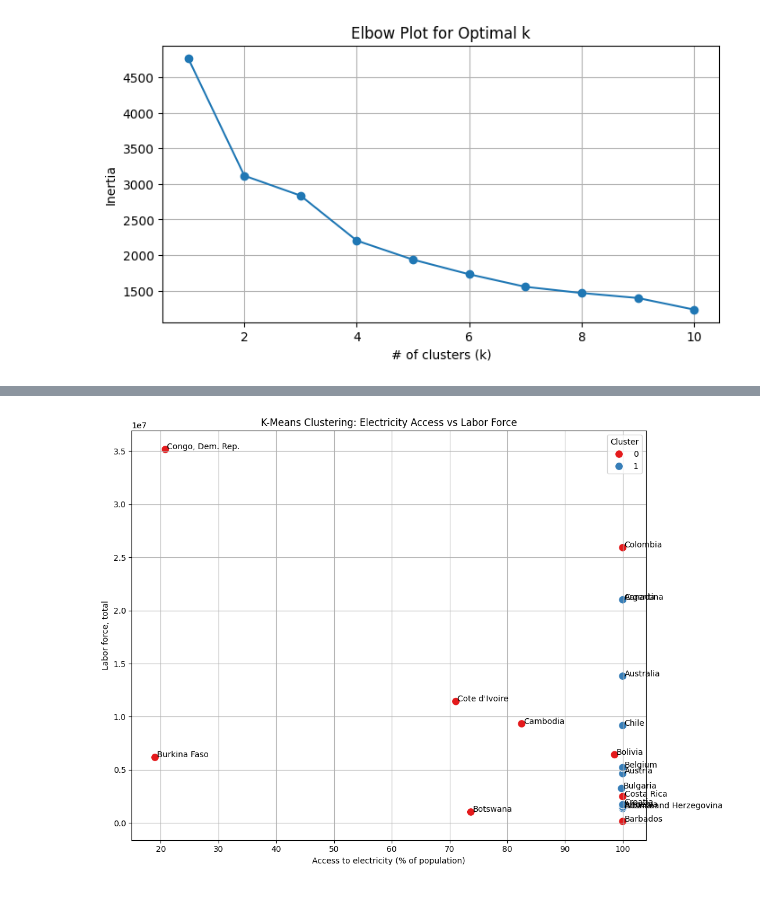
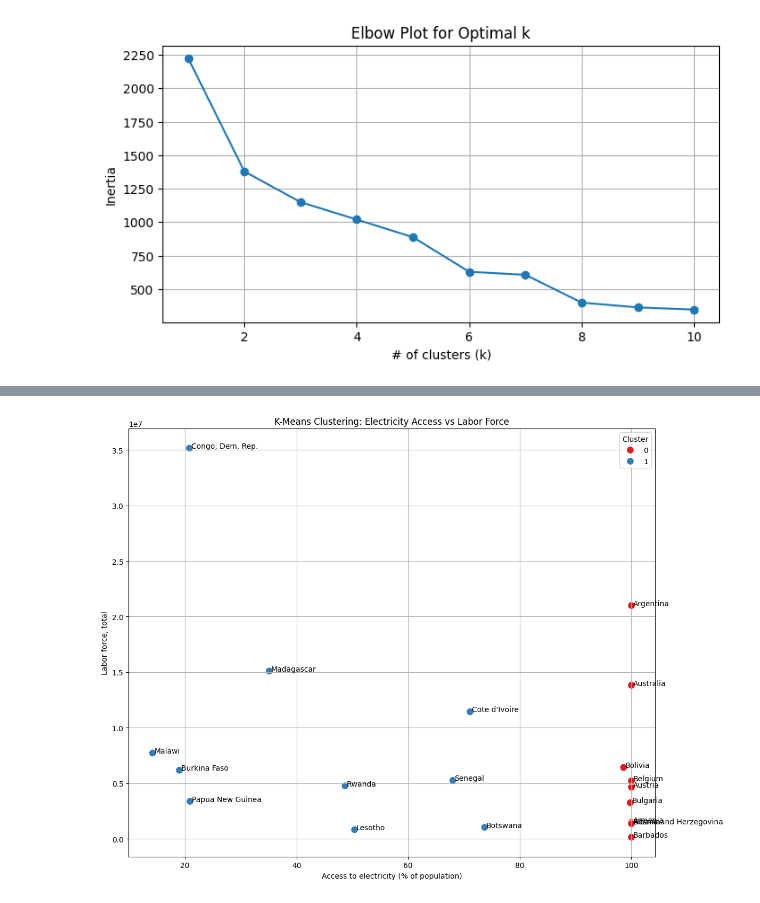
Before and after one commit to CSUN-MS-BANA/culminating-project-group-2, a Jupyter notebook: WEEK 7/Denise Cluster Code/K-Means clustering/Workbook kMeans Clustering Model.ipynb, the cells around one changed output, grey strips where cells are left out. Drawn from its saved outputs; the diff is of its cells as text; code cells hidden in the pictures.

```diff
--- a/WEEK 7/Denise Cluster Code/K-Means clustering/Workbook kMeans Clustering Model.ipynb
+++ b/WEEK 7/Denise Cluster Code/K-Means clustering/Workbook kMeans Clustering Model.ipynb
@@ -8,7 +8,7 @@ from sklearn.preprocessing import StandardScaler
 from sklearn.cluster import KMeans
 # %%
 #importing the dataset
-kMeansClust = pd.read_csv('C:/Users/denis/OneDrive/Desktop/Thesis Project Stuff/K-Means clustering/kMeansClustDataset.csv')
+kMeansClust = pd.read_csv('C:/Users/denis/OneDrive/VSCode/Git/culminating-project-group-2/WEEK 7/Denise Cluster Code/K-Means clustering/kMeansClustDataset.csv')
 
 #checking the data
 kMeansClust.head(10)
@@ -27,3 +27,7 @@ kMeansClust.head(10)
 # %%
 #dropping the columns that are not needed for clustering
 kMeansClust.drop(['Country', 'Time'], axis=1, inplace=True)
+# %%
+# Dropping all educational variables from the dataset
+educationalColumns = [col for col in kMeansClust.columns if 'Educational attainment' in col]
+kMeansClust.drop(columns=educationalColumns, inplace=True)
@@ -50,15 +68,15 @@ plt.title('Elbow Plot for Optimal k')
 plt.grid(True)
 plt.show()
 # %% [output]
-[figure, old version]
+[figure, new version]
 # %%
 #Choose an optimal number of clusters based on the elbow plot
 kmeans = KMeans(n_clusters=2, random_state=42, n_init=10)
 kMeansClust['Cluster'] = kmeans.fit_predict(kMeansClustScaled)
 # %%
 #add country and time to the dataset
-kMeansClust['Country'] = pd.read_csv('C:/Users/denis/OneDrive/Desktop/Thesis Project Stuff/K-Means clustering/kMeansClustDataset.csv')['Country']
-kMeansClust['Time'] = pd.read_csv('C:/Users/denis/OneDrive/Desktop/Thesis Project Stuff/K-Means clustering/kMeansClustDataset.csv')['Time']
+kMeansClust['Country'] = pd.read_csv('C:/Users/denis/OneDrive/VSCode/Git/culminating-project-group-2/WEEK 7/Denise Cluster Code/K-Means clustering/kMeansClustDataset.csv')['Country']
+kMeansClust['Time'] = pd.read_csv('C:/Users/denis/OneDrive/VSCode/Git/culminating-project-group-2/WEEK 7/Denise Cluster Code/K-Means clustering/kMeansClustDataset.csv')['Time']
 kMeansClust['Country'] = kMeansClust['Country'].astype(str)
 kMeansClust['Time'] = kMeansClust['Time'].astype(str)
 
@@ -78,30 +96,32 @@ kMeansClust.head(10)
 # %%
 xVar = 'Access to electricity (% of population)'
 yVar = 'Labor force, total'
 
 # Remove duplicate countries and excluding Outliers
 kMeansClustUnique = kMeansClust.drop_duplicates(subset='Country')
 kMeansClustUnique = kMeansClustUnique[kMeansClustUnique['Country'] != 'Bangladesh']
+kMeansClustUnique = kMeansClustUnique[kMeansClustUnique['Country'] != 'Indonesia']
 kMeansClustUnique = kMeansClustUnique[kMeansClustUnique['Country'] != 'Brazil']
 kMeansClustUnique = kMeansClustUnique[kMeansClustUnique['Country'] != 'China']
+kMeansClustUnique = kMeansClustUnique[kMeansClustUnique['Country'] != 'Nigeria']
 
 # Select first 10 unique countries per cluster
 top10Countries = (kMeansClustUnique.groupby('Cluster').apply(lambda group: group.head(10)).reset_index(drop=True))
 
-plt.figure(figsize=(11, 8))
+plt.figure(figsize=(12, 9))
 
 # Plot only the selected top 10 countries per cluster
 sns.scatterplot(data=top10Countries, x=xVar, y=yVar, hue='Cluster', palette='Set1', s=100)
 
 # Add labels for the plotted countries
 for _, row in top10Countries.iterrows():plt.text(x=row[xVar] + 0.3, y=row[yVar] + 0.3, s=row['Country'], fontsize=10)
 
 # Final plot formatting
 plt.title("K-Means Clustering: Electricity Access vs Labor Force")
 plt.xlabel(xVar)
 plt.ylabel(yVar)
 plt.grid(True)
 plt.tight_layout()
 plt.show()
 # %% [output]
-[figure, old version]
+[figure, new version]
```
Also changed, not shown: parts of 1 cell of this notebook.
